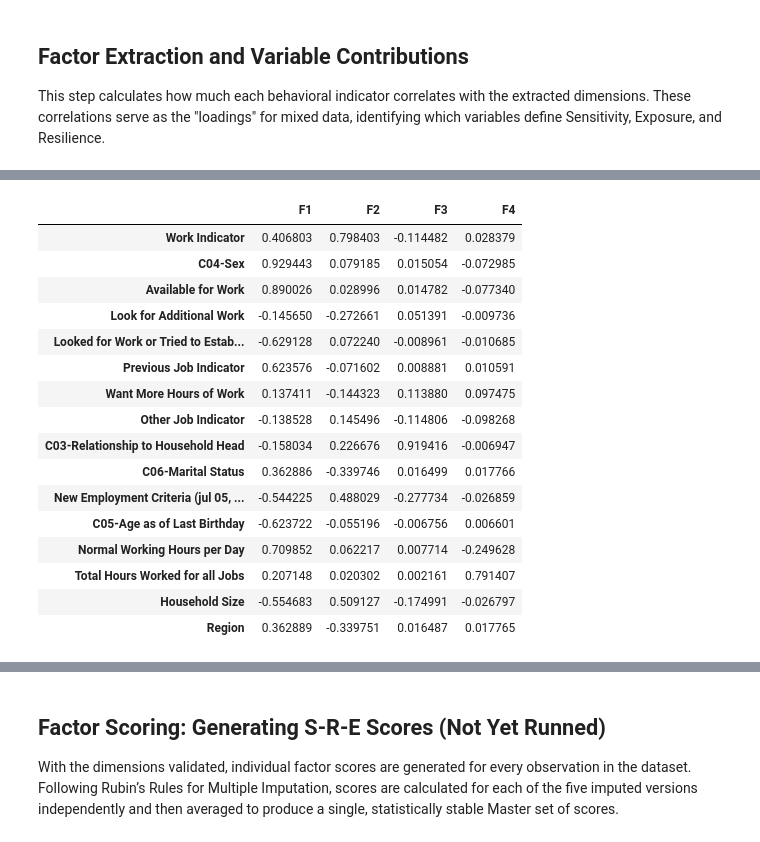
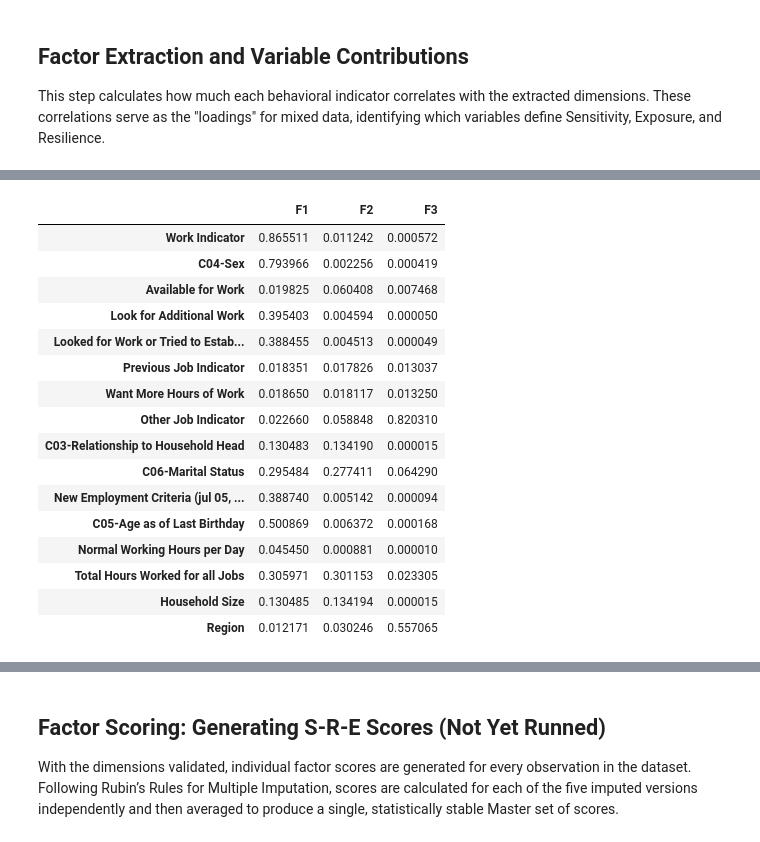
Before and after one commit to clemweb3/Undegraduate-Thesis-Repository, a Jupyter notebook: Notebooks/12_Factor_Analysis.ipynb, the cells around one changed output, grey strips where cells are left out. Saved outputs shown, nothing was run; the diff lists cells and outputs as text; code cells hidden in the pictures.

Commit message:
Add pooled FAMD correlations, Cos2 calculations, and S-R-E variance justification

```diff
--- a/Notebooks/12_Factor_Analysis.ipynb
+++ b/Notebooks/12_Factor_Analysis.ipynb
@@ -57,7 +57,7 @@ behavioral_vars = [
     'C03-Relationship to Household Head', 'C06-Marital Status',
     'New Employment Criteria (jul 05, 2005)', 'C05-Age as of Last Birthday',
     'Normal Working Hours per Day', 'Total Hours Worked for all Jobs', 'Household Size',
-    'Region'
+    'Region',
 ]
 
 identifiers = [
@@ -100,7 +111,6 @@ Declaring these two main categories ensures the algorithm correctly applies Prin
 # %%
 # DEFINE DATA TYPES FOR FAMD
 continuous_vars = [
-    'C05-Age as of Last Birthday',
     'Normal Working Hours per Day',
     'Total Hours Worked for all Jobs',
     'Household Size'
@@ -111,7 +121,7 @@ categorical_vars = [
     'Looked for Work or Tried to Establish Business During the Past Week',
     'Previous Job Indicator', 'Want More Hours of Work', 'Other Job Indicator',
     'C03-Relationship to Household Head', 'C06-Marital Status',
-    'New Employment Criteria (jul 05, 2005)', 'Region'
+    'New Employment Criteria (jul 05, 2005)', 'C05-Age as of Last Birthday', 'Region',
 ]
 
 for i in range(1, 6):
@@ -283,10 +334,12 @@ from sklearn.preprocessing import StandardScaler
 import os
 import gc
 
-print("Extracting FAMD correlations across all 5 datasets using chunked execution...")
+print("Extracting FAMD correlations and Cos2 across all 5 datasets...")
 
 correlations_3d_list = []
+cos2_3d_list = []
 correlations_4d_list = []
+cos2_4d_list = []
 CHUNK_SIZE = 100000
 
 for i in range(1, 6):
@@ -319,14 +372,13 @@ for i in range(1, 6):
     p_k[p_k == 0] = 1.0
     scaling_factors = 1.0 / np.sqrt(p_k)
 
-    # 3. INCREMENTAL FIT: For 3 and 4 components
+    # 3. INCREMENTAL FIT
     ipca_3 = IncrementalPCA(n_components=3)
     ipca_4 = IncrementalPCA(n_components=4)
 
     for start_idx in range(0, len(df_current), CHUNK_SIZE):
         end_idx = min(start_idx + CHUNK_SIZE, len(df_current))
 
-        # Build chunk
         c_cont = scaled_cont[start_idx:end_idx].astype(np.float32)
         c_df_cat = df_current[categorical_vars].iloc[start_idx:end_idx]
         c_cat_encoded = np.zeros((len(c_df_cat), total_dummy_cols), dtype=np.float32)
@@ -343,34 +395,54 @@ for i in range(1, 6):
         ipca_3.partial_fit(c_combined)
         ipca_4.partial_fit(c_combined)
 
-    # 4. CORRELATIONS: Compute variable correlations with components
-    # We use the components_ (loadings) to derive the column correlations
-    # Correlation = Loading * sqrt(Eigenvalue)
+    # 4. COMPUTE CORRELATIONS & COS2
     loadings_3 = ipca_3.components_.T * np.sqrt(ipca_3.explained_variance_)
+    cos2_3 = np.square(loadings_3)
+
     loadings_4 = ipca_4.components_.T * np.sqrt(ipca_4.explained_variance_)
+    cos2_4 = np.square(loadings_4)
 
-    # We take the first 16 rows corresponding to the original behavioral variables
     correlations_3d_list.append(pd.DataFrame(loadings_3[:16], index=behavioral_vars))
+    cos2_3d_list.append(pd.DataFrame(cos2_3[:16], index=behavioral_vars))
+
     correlations_4d_list.append(pd.DataFrame(loadings_4[:16], index=behavioral_vars))
+    cos2_4d_list.append(pd.DataFrame(cos2_4[:16], index=behavioral_vars))
 
     del df_current, scaled_cont, p_k, scaling_factors
     gc.collect()
 
-# 5. POOL: Average across imputations
+# 5. POOL AND DISPLAY
 avg_correlations_3d = sum(correlations_3d_list) / 5
+avg_cos2_3d = sum(cos2_3d_list) / 5
+
 avg_correlations_4d = sum(correlations_4d_list) / 5
+avg_cos2_4d = sum(cos2_4d_list) / 5
 
-# Rename columns for clarity
-avg_correlations_3d.columns = ['F1 (Sensitivity)', 'F2 (Exposure)', 'F3 (Resilience)']
-avg_correlations_4d.columns = ['F1', 'F2', 'F3', 'F4']
+columns_3d = ['F1', 'F2', 'F3']
+avg_correlations_3d.columns = columns_3d
+avg_cos2_3d.columns = columns_3d
 
-print("\n" + "="*50)
-print("POOLED 3-DIMENSION CORRELATIONS (S-R-E Framework)")
-print("="*50)
+columns_4d = ['F1', 'F2', 'F3', 'F4']
+avg_correlations_4d.columns = columns_4d
+avg_cos2_4d.columns = columns_4d
+
+print("\n" + "="*60)
+print("POOLED FACTOR LOADINGS (3-Dimension)")
+print("="*60)
 display(avg_correlations_3d.style.background_gradient(cmap='RdYlGn', axis=None))
 
-print("\n" + "="*50)
-print("POOLED 4-DIMENSION CORRELATIONS (Empirical Alternative)")
-print("="*50)
+print("\n" + "="*60)
+print("SQUARED COSINE (Cos2) (3-Dimension)")
+print("="*60)
+display(avg_cos2_3d.style.background_gradient(cmap='Purples', axis=None))
+
+print("\n" + "="*60)
+print("POOLED FACTOR LOADINGS (4-Dimension)")
+print("="*60)
 display(avg_correlations_4d.style.background_gradient(cmap='RdYlGn', axis=None))
+
+print("\n" + "="*60)
+print("SQUARED COSINE (Cos2) (4-Dimension)")
+print("="*60)
+display(avg_cos2_4d.style.background_gradient(cmap='Purples', axis=None))
 # %% [output]
@@ -400,17 +484,17 @@ POOLED 4-DIMENSION CORRELATIONS (Empirical Alternative)
-|  | F1 | F2 | F3 | F4 |
-| Work Indicator | 0.406803 | 0.798403 | -0.114482 | 0.028379 |
-| C04-Sex | 0.929443 | 0.079185 | 0.015054 | -0.072985 |
-| Available for Work | 0.890026 | 0.028996 | 0.014782 | -0.077340 |
-| Look for Additional Work | -0.145650 | -0.272661 | 0.051391 | -0.009736 |
-| Looked for Work or Tried to Estab... | -0.629128 | 0.072240 | -0.008961 | -0.010685 |
-| Previous Job Indicator | 0.623576 | -0.071602 | 0.008881 | 0.010591 |
-| Want More Hours of Work | 0.137411 | -0.144323 | 0.113880 | 0.097475 |
-| Other Job Indicator | -0.138528 | 0.145496 | -0.114806 | -0.098268 |
-| C03-Relationship to Household Head | -0.158034 | 0.226676 | 0.919416 | -0.006947 |
-| C06-Marital Status | 0.362886 | -0.339746 | 0.016499 | 0.017766 |
-| New Employment Criteria (jul 05, ... | -0.544225 | 0.488029 | -0.277734 | -0.026859 |
-| C05-Age as of Last Birthday | -0.623722 | -0.055196 | -0.006756 | 0.006601 |
-| Normal Working Hours per Day | 0.709852 | 0.062217 | 0.007714 | -0.249628 |
-| Total Hours Worked for all Jobs | 0.207148 | 0.020302 | 0.002161 | 0.791407 |
-| Household Size | -0.554683 | 0.509127 | -0.174991 | -0.026797 |
-| Region | 0.362889 | -0.339751 | 0.016487 | 0.017765 |
+|  | F1 | F2 | F3 |
+| Work Indicator | 0.865511 | 0.011242 | 0.000572 |
+| C04-Sex | 0.793966 | 0.002256 | 0.000419 |
+| Available for Work | 0.019825 | 0.060408 | 0.007468 |
+| Look for Additional Work | 0.395403 | 0.004594 | 0.000050 |
+| Looked for Work or Tried to Estab... | 0.388455 | 0.004513 | 0.000049 |
+| Previous Job Indicator | 0.018351 | 0.017826 | 0.013037 |
+| Want More Hours of Work | 0.018650 | 0.018117 | 0.013250 |
+| Other Job Indicator | 0.022660 | 0.058848 | 0.820310 |
+| C03-Relationship to Household Head | 0.130483 | 0.134190 | 0.000015 |
+| C06-Marital Status | 0.295484 | 0.277411 | 0.064290 |
+| New Employment Criteria (jul 05, ... | 0.388740 | 0.005142 | 0.000094 |
+| C05-Age as of Last Birthday | 0.500869 | 0.006372 | 0.000168 |
+| Normal Working Hours per Day | 0.045450 | 0.000881 | 0.000010 |
+| Total Hours Worked for all Jobs | 0.305971 | 0.301153 | 0.023305 |
+| Household Size | 0.130485 | 0.134194 | 0.000015 |
+| Region | 0.012171 | 0.030246 | 0.557065 |
```
Also changed, not shown: parts of 13 cells of this notebook, 1 other file.
